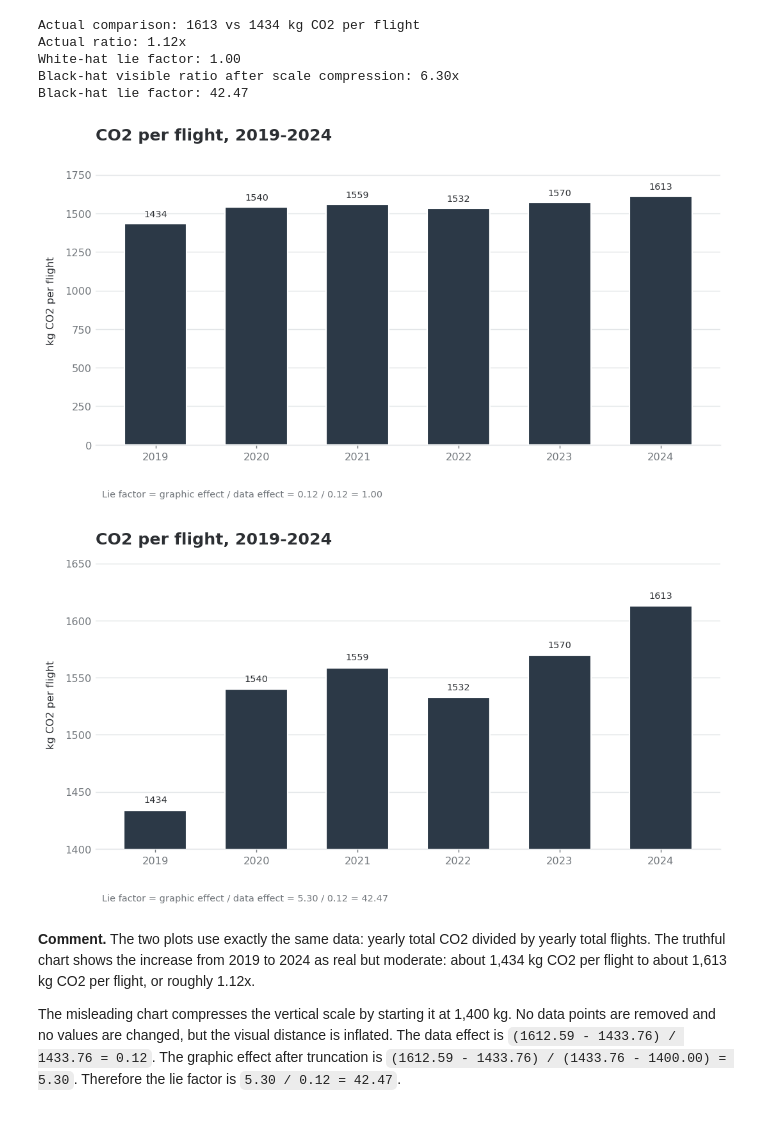
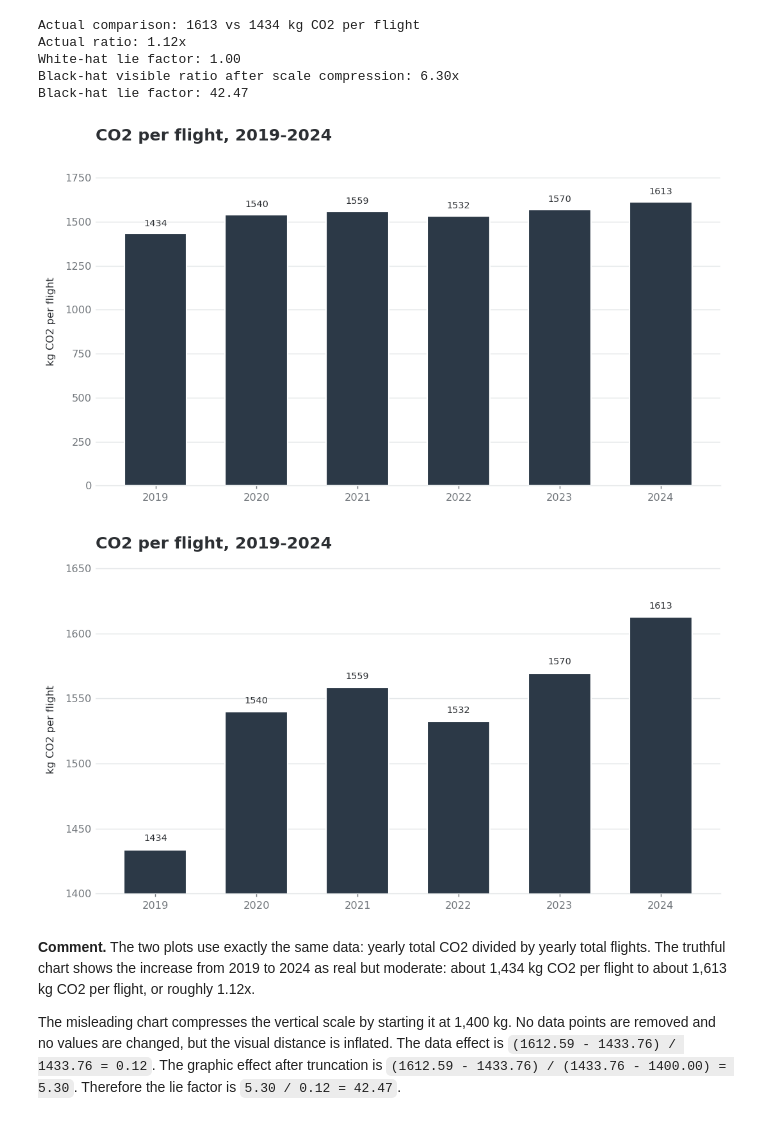
Before and after one commit to tabbba/Data-Visualization-, a Jupyter notebook: notebooks/white_black_hat.ipynb, the cells around one changed output. Saved outputs shown, nothing was run; the diff lists cells and outputs as text; code cells hidden in the pictures.

Commit message:
delete lie factor in plots

```diff
--- a/notebooks/white_black_hat.ipynb
+++ b/notebooks/white_black_hat.ipynb
@@ -234,7 +234,7 @@ for bar, val in zip(bars, yearly_efficiency["co2_kg_per_flight"]):
         fontsize=8,
         color=DARK,
     )
-
+'''
 ax.text(
     0.01,
     -0.18,
@@ -243,12 +243,12 @@ ax.text(
     fontsize=8,
     color=MUTED,
 )
-
+'''
 plt.tight_layout()
 save_figure(fig, "whitehat_yearly_co2_per_flight")
 plt.show()
 # %% [output]
-[figure, old version]
+[figure, new version]
 # %%
 fig, ax = plt.subplots(figsize=(8.4, 4.8))
 bars = ax.bar(
@@ -263,36 +263,36 @@ ax.set_ylim(eff_truncate_at, eff_max * 1.025)
 ax.set_ylabel("kg CO2 per flight")
 ax.set_title("CO2 per flight, 2019-2024", loc="left", pad=14)
 ax.grid(axis="y", color=LINE, linewidth=0.8)
 ax.set_axisbelow(True)
 ax.spines["left"].set_visible(False)
 ax.spines["bottom"].set_color(LINE)
 ax.tick_params(axis="y", length=0)
 
 for bar, val in zip(bars, yearly_efficiency["co2_kg_per_flight"]):
     ax.text(
         bar.get_x() + bar.get_width() / 2,
         val + 5,
         f"{val:.0f}",
         ha="center",
         va="bottom",
         fontsize=8,
         color=DARK,
     )
-
+'''
 ax.text(
     0.01,
     -0.18,
     f"Lie factor = graphic effect / data effect = {eff_black_graphic_effect:.2f} / {eff_data_effect:.2f} = {eff_black_lie_factor:.2f}",
     transform=ax.transAxes,
     fontsize=8,
     color=MUTED,
 )
-
+'''
 plt.tight_layout()
 save_figure(fig, "blackhat_yearly_co2_per_flight_truncated_axis")
 plt.show()
 # %% [output]
-[figure, old version]
+[figure, new version]
 # %% [markdown]
 **Comment.** The two plots use exactly the same data: yearly total CO2 divided by yearly total flights. The truthful chart shows the increase from 2019 to 2024 as real but moderate: about 1,434 kg CO2 per flight to about 1,613 kg CO2 per flight, or roughly 1.12x.
 
```
Also changed, not shown: 5 other files.
